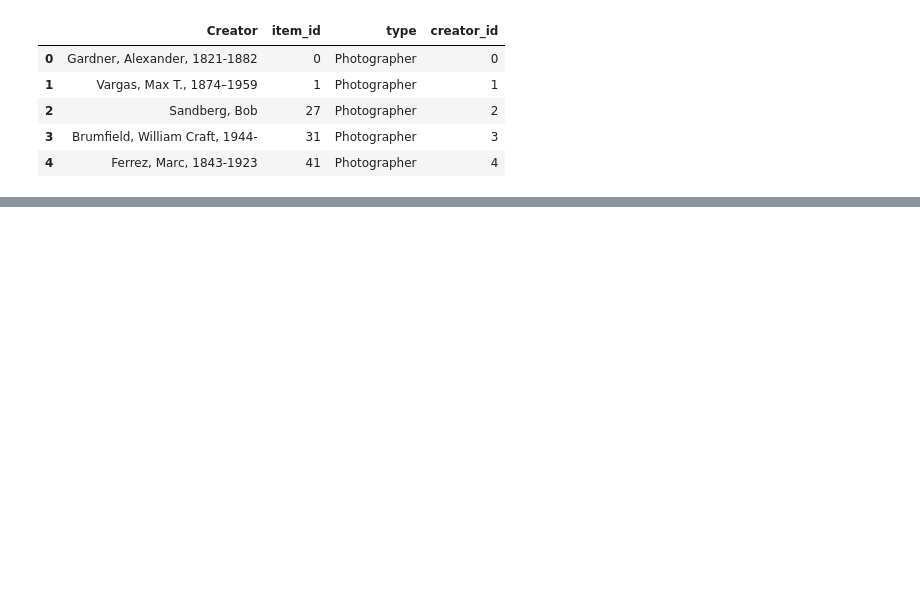
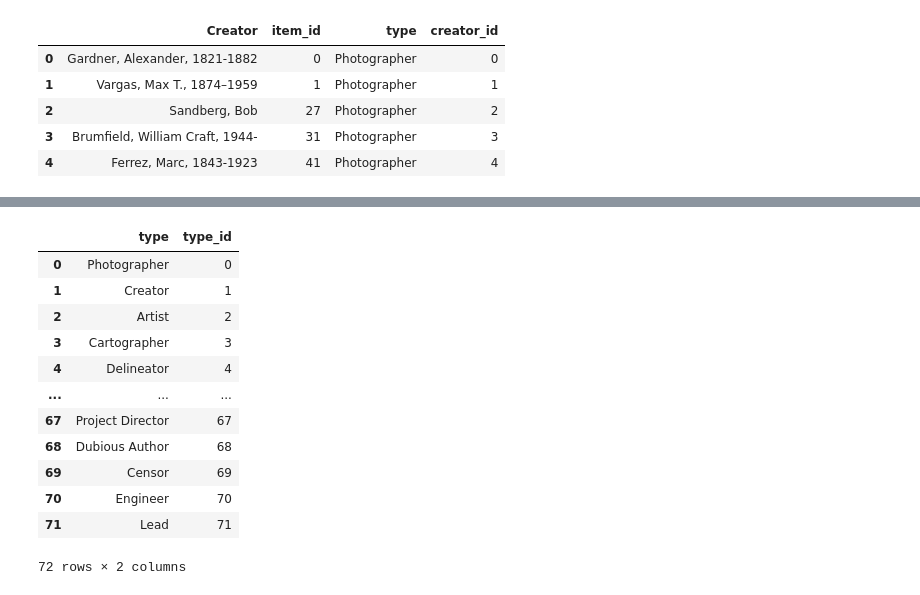
Before and after one commit to caitepley/Project-3, a Jupyter notebook: creator_processing.ipynb, the cells around one changed output, grey strips where cells are left out. Saved outputs shown, nothing was run; the diff lists cells and outputs as text; code cells hidden in the pictures; blank space fills up the shorter version.

```diff
--- a/creator_processing.ipynb
+++ b/creator_processing.ipynb
@@ -1298,0 +1386,16 @@ creator_merged_df.to_csv('creators.csv', index=False)
+# %%
+unique_type
+# %% [output]
+|  | type | type_id |
+| 0 | Photographer | 0 |
+| 1 | Creator | 1 |
+| 2 | Artist | 2 |
+| 3 | Cartographer | 3 |
+| 4 | Delineator | 4 |
+| ... | ... | ... |
+| 67 | Project Director | 67 |
+| 68 | Dubious Author | 68 |
+| 69 | Censor | 69 |
+| 70 | Engineer | 70 |
+| 71 | Lead | 71 |
+72 rows × 2 columns
```
Also changed, not shown: parts of 61 cells of this notebook, 4 other files.
